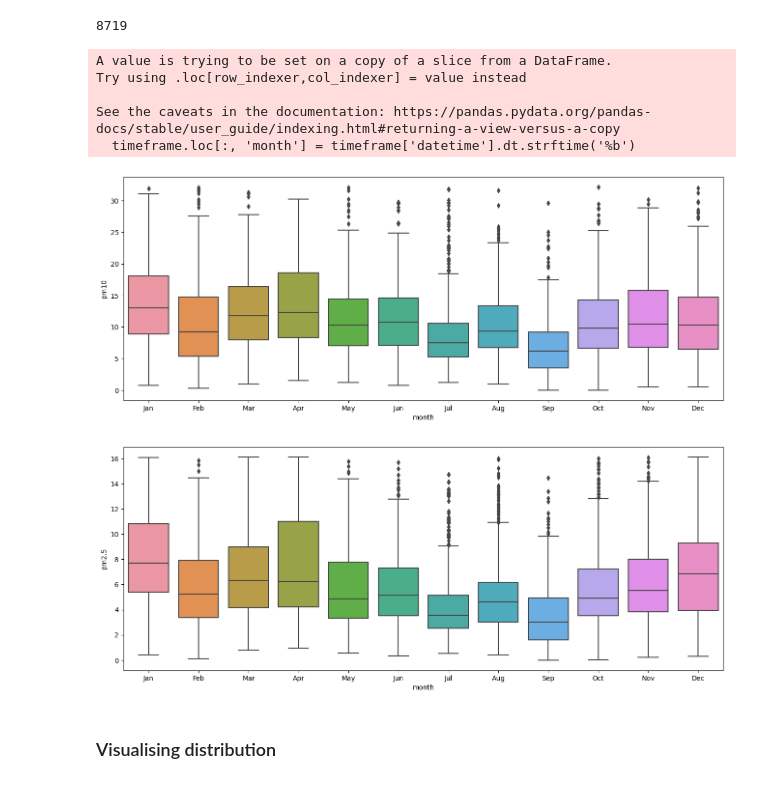
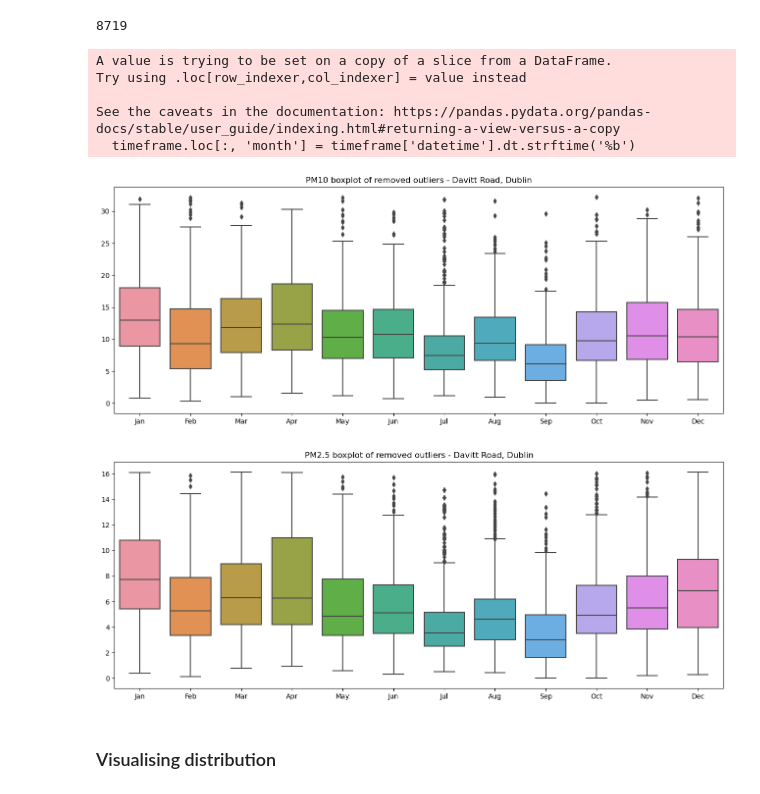
Before and after one commit to AdityaPimpalkar/AQI_federated_learning, a Jupyter notebook: notebooks/davitt_road.ipynb, the cells around one changed output. Cells and saved outputs as stored; diff of their text form; code cells hidden in the pictures.

Commit message:
davit_road port csv and plot fix

```diff
--- a/notebooks/davitt_road.ipynb
+++ b/notebooks/davitt_road.ipynb
@@ -49,15 +49,25 @@ def plotbox(dataset,fromtime, to, title):
 
     sns.boxplot(data=timeframe, x='month', y='pm10')
 
+    plt.title("PM10 boxplot of " + title)
+
+    plt.xlabel("")
+    plt.ylabel("")
+
     plt.show()
 
     plt.figure(figsize=(16, 6))
 
     sns.boxplot(data=timeframe, x='month', y='pm2.5')
 
+    plt.title("PM2.5 boxplot of " + title)
+
+    plt.xlabel("")
+    plt.ylabel("")
+
     plt.show()
 
-plotbox(aqi_2022,'2022-01-01', '2022-12-31', 'AQI levels at Amiens street, Dublin')
+plotbox(aqi_2022,'2022-01-01', '2022-12-31', 'Davitt road, Dublin')
 # %% [output]
 A value is trying to be set on a copy of a slice from a DataFrame.
 Try using .loc[row_indexer,col_indexer] = value instead
@@ -90,15 +100,15 @@ len(aqi_2022['pm10'])
 7236
 8719
 # %%
-plotbox(aqi_copy,'2022-01-01', '2022-12-31', 'AQI levels at Amiens street, Dublin')
+plotbox(aqi_copy,'2022-01-01', '2022-12-31', 'removed outliers - Davitt Road, Dublin')
 # %% [output]
 A value is trying to be set on a copy of a slice from a DataFrame.
 Try using .loc[row_indexer,col_indexer] = value instead
 
 See the caveats in the documentation: https://pandas.pydata.org/pandas-docs/stable/user_guide/indexing.html#returning-a-view-versus-a-copy
   timeframe.loc[:, 'month'] = timeframe['datetime'].dt.strftime('%b')
-[figure, old version]
+[figure, new version]
-[figure, old version]
+[figure, new version]
 # %% [markdown]
 ### Visualising distribution
 # %%
```
Also changed, not shown: parts of 9 cells of this notebook, 2 other files.
